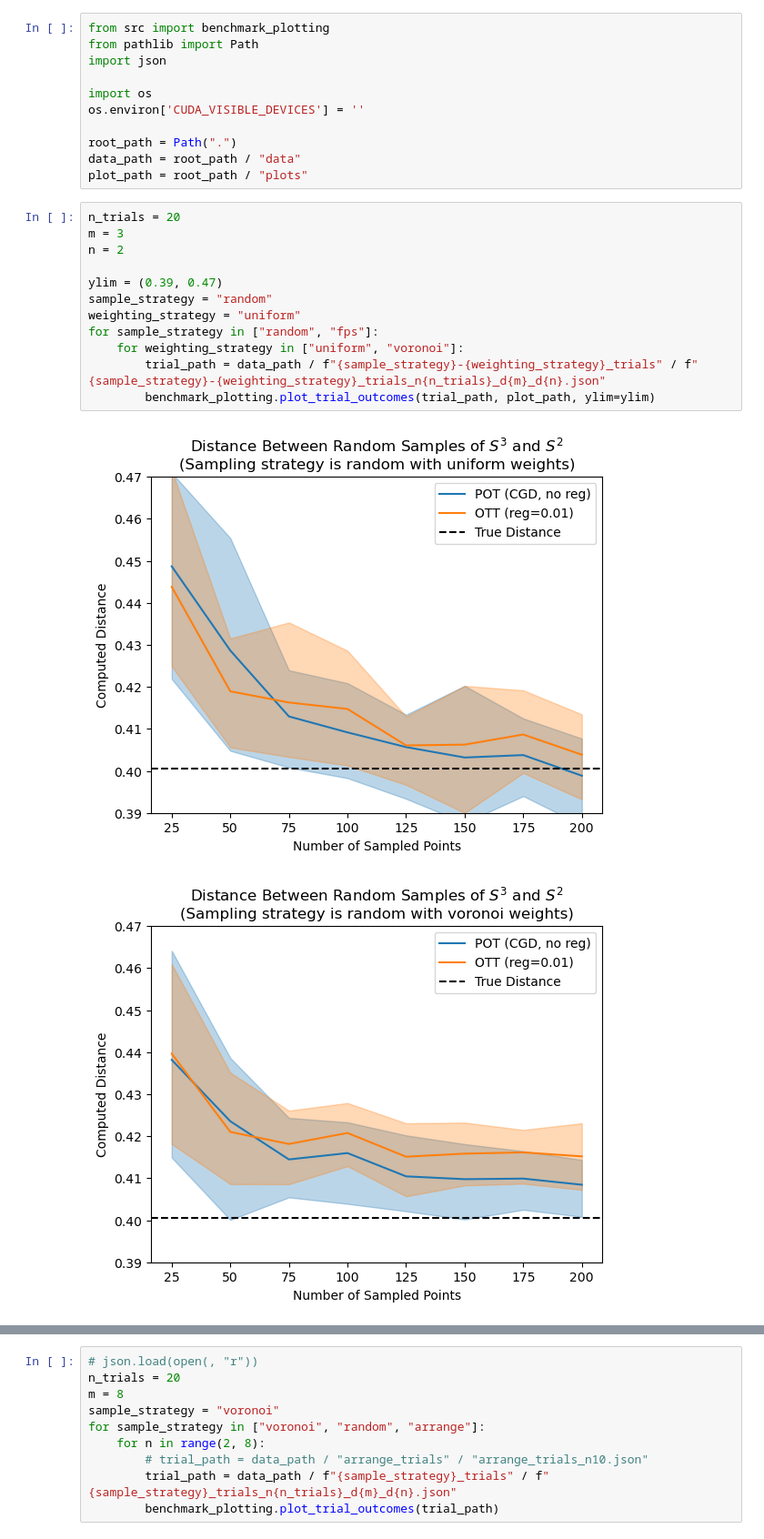
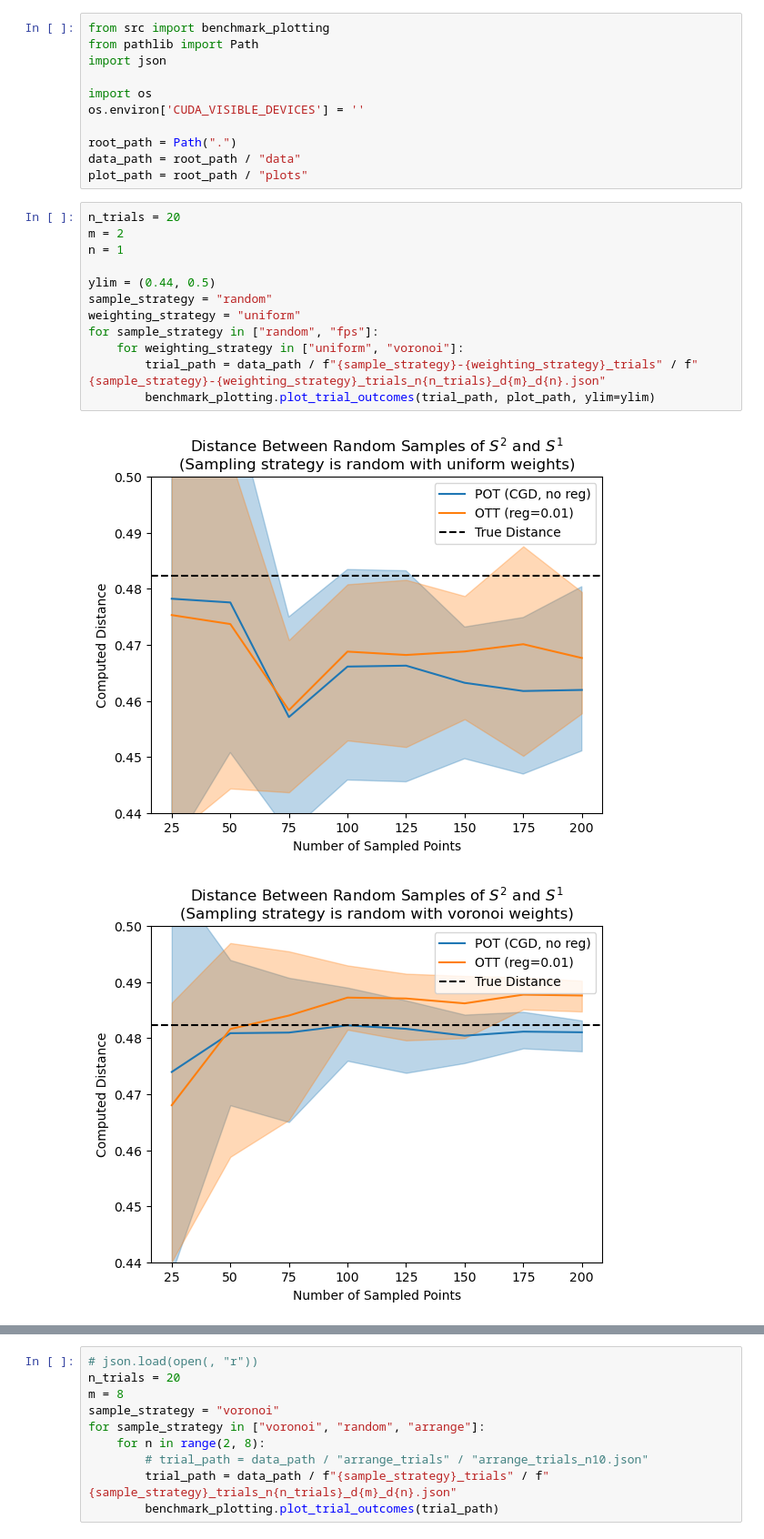
Before and after one commit to Daniel-Packer/gw-between-spheres, a Jupyter notebook: notebooks/benchmark_plotting.ipynb, the cells around one changed output, grey strips where cells are left out. Shown at 91% size. Saved outputs shown, nothing was run; the diff lists cells and outputs as text.

```diff
--- a/notebooks/benchmark_plotting.ipynb
+++ b/notebooks/benchmark_plotting.ipynb
@@ -17,16 +17,16 @@ data_path = root_path / "data"
 plot_path = root_path / "plots"
 # %%
 n_trials = 20
-m = 3
-n = 2
+m = 2
+n = 1
 
-ylim = (0.39, 0.47)
+ylim = (0.44, 0.5)
 sample_strategy = "random"
 weighting_strategy = "uniform"
 for sample_strategy in ["random", "fps"]:
     for weighting_strategy in ["uniform", "voronoi"]:
         trial_path = data_path / f"{sample_strategy}-{weighting_strategy}_trials" / f"{sample_strategy}-{weighting_strategy}_trials_n{n_trials}_d{m}_d{n}.json"
         benchmark_plotting.plot_trial_outcomes(trial_path, plot_path, ylim=ylim)
 # %% [output]
-[figure, old version]
+[figure, new version]
-[figure, old version]
+[figure, new version]
```
Also changed, not shown: parts of 2 cells of this notebook, 29 other files.
